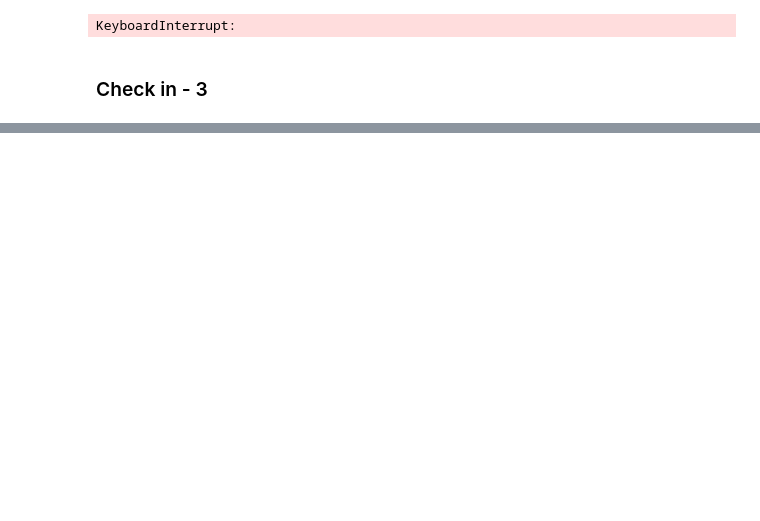
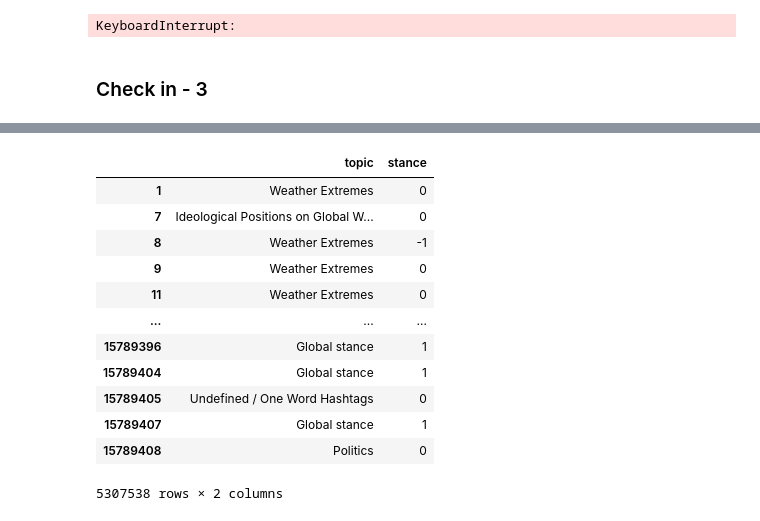
Before and after one commit to aman-kaur-11/cmpe255_group_gapv, a Jupyter notebook: TestingTwitterData.ipynb, the cells around one changed output, grey strips where cells are left out. Saved outputs shown, nothing was run; the diff lists cells and outputs as text; code cells hidden in the pictures; blank space fills up the shorter version.

```diff
--- a/TestingTwitterData.ipynb
+++ b/TestingTwitterData.ipynb
@@ -309,0 +342,8 @@ climate_disaster.to_csv('Final_Twitter_output.csv', index=False)
+# %%
+stance_dict = {'believer' : 1,
+                'neutral' : 0,
+                'denier' : -1,
+                }
+
+
+climate_disaster_sub['stance'] = climate_disaster_sub['stance'].map(stance_dict )
@@ -309,0 +356,16 @@ climate_disaster.to_csv('Final_Twitter_output.csv', index=False)
+# %%
+climate_disaster_sub
+# %% [output]
+|  | topic | stance |
+| 1 | Weather Extremes | 0 |
+| 7 | Ideological Positions on Global W... | 0 |
+| 8 | Weather Extremes | -1 |
+| 9 | Weather Extremes | 0 |
+| 11 | Weather Extremes | 0 |
+| ... | ... | ... |
+| 15789396 | Global stance | 1 |
+| 15789404 | Global stance | 1 |
+| 15789405 | Undefined / One Word Hashtags | 0 |
+| 15789407 | Global stance | 1 |
+| 15789408 | Politics | 0 |
+5307538 rows × 2 columns
```
Also changed, not shown: parts of 15 cells of this notebook.
